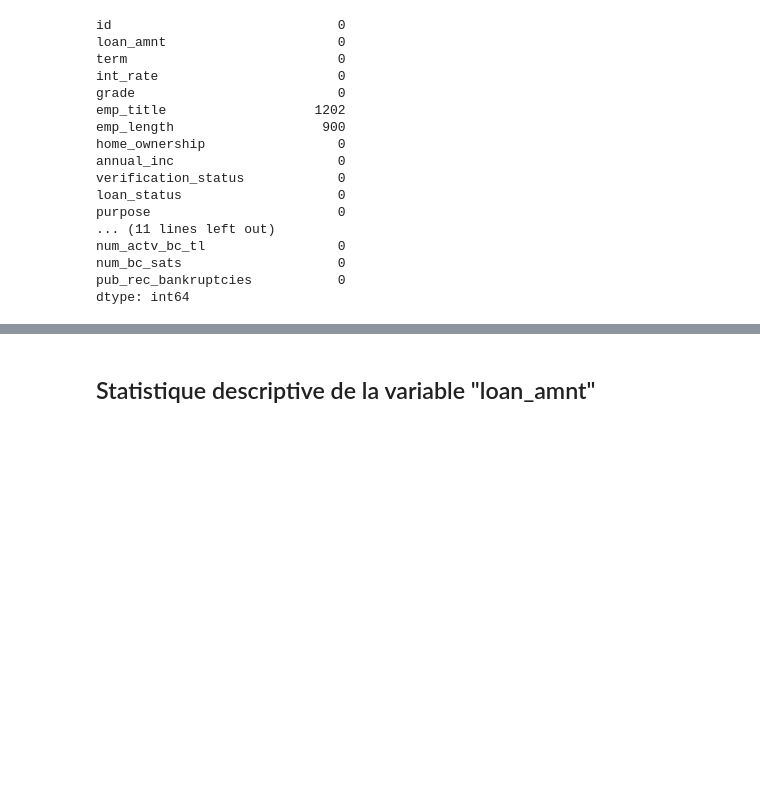
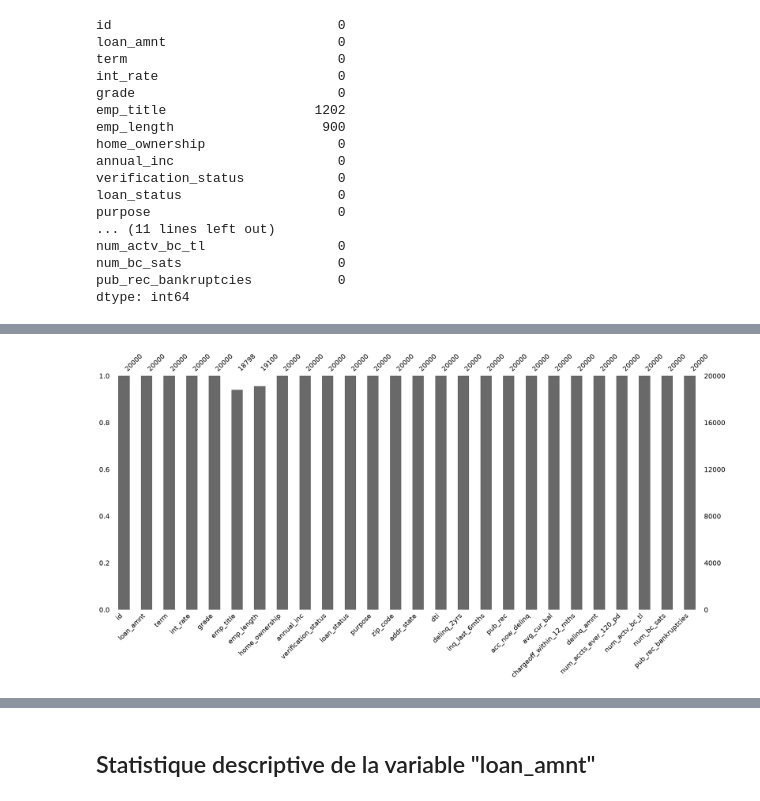
Before and after one commit to fameyou/credit-risk-scoring, a Jupyter notebook: notebooks/01_data_understanding.ipynb, the cells around one changed output, grey strips where cells are left out. Saved outputs shown, nothing was run; the diff lists cells and outputs as text; code cells hidden in the pictures; blank space fills up the shorter version.

```diff
--- a/notebooks/01_data_understanding.ipynb
+++ b/notebooks/01_data_understanding.ipynb
@@ -97,0 +153,6 @@ dtype: int64
+# %%
+# Identification des valeurs manquantes avec un histogramme
+msno.bar(df)
+plt.show()
+# %% [output]
+[figure, added]
```
Also changed, not shown: parts of 22 cells of this notebook, 10 other files.
